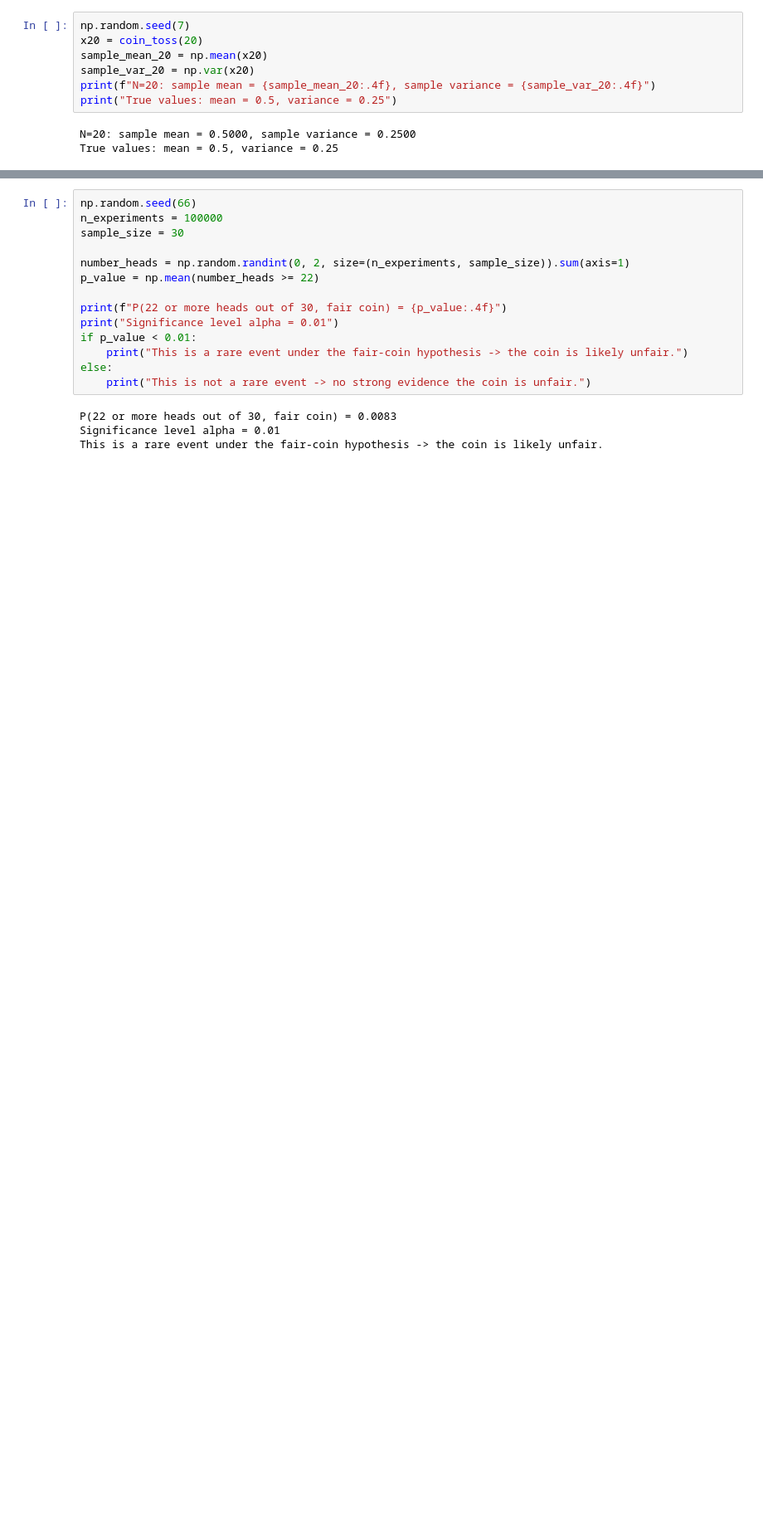
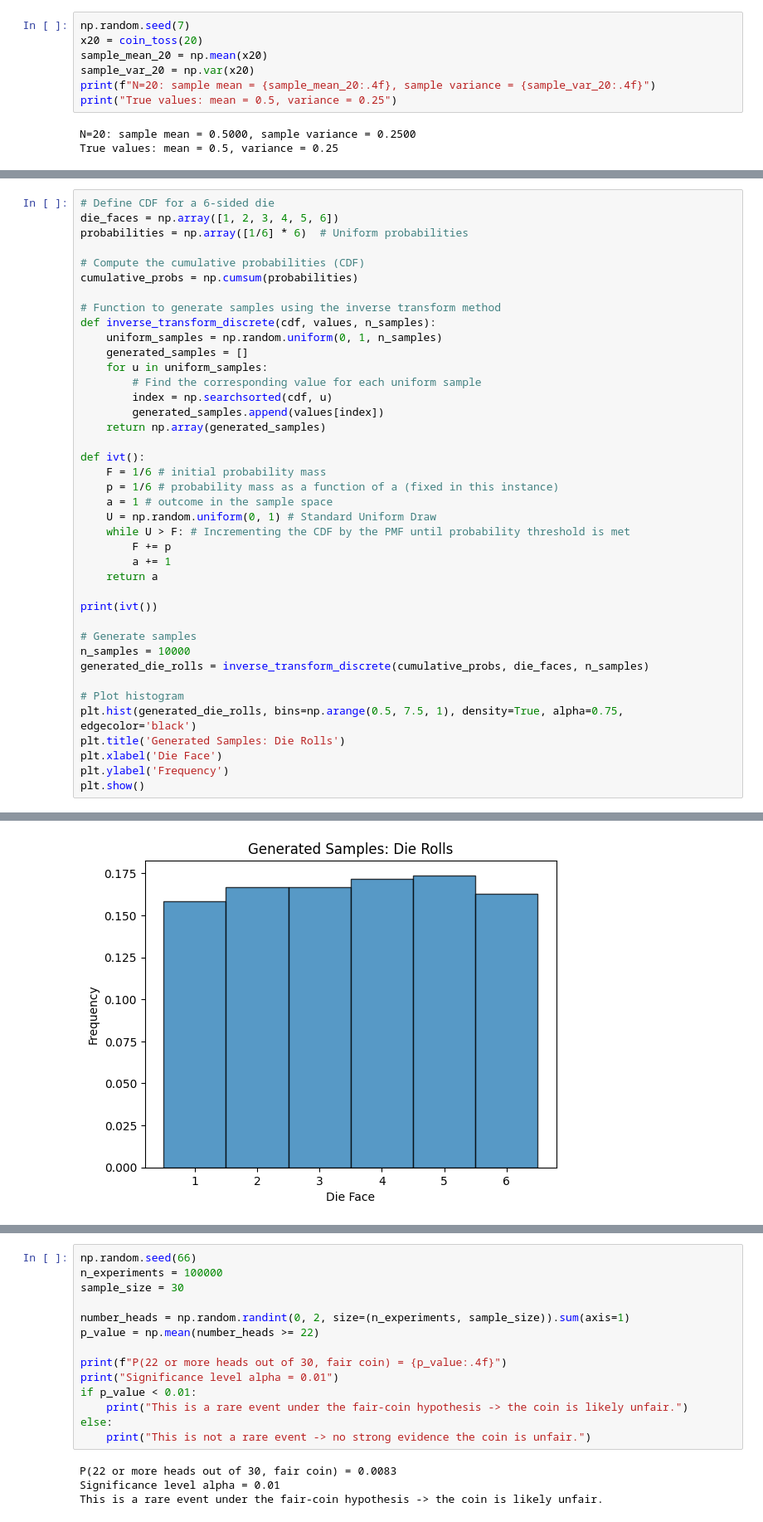
Before and after one commit to DiStocks/Scientific_Computation_2627, a Jupyter notebook: Class2_RandomGeneratorNumbers.ipynb, the cells around one changed output, grey strips where cells are left out. Shown at 83% size. Saved outputs shown, nothing was run; the diff lists cells and outputs as text; blank space fills up the shorter version.

```diff
--- a/Class2_RandomGeneratorNumbers.ipynb
+++ b/Class2_RandomGeneratorNumbers.ipynb
@@ -656,0 +496,41 @@ Empirical SEM at N=2500: 0.0099 (target was 0.01)
+# %%
+# Define CDF for a 6-sided die
+die_faces = np.array([1, 2, 3, 4, 5, 6])
+probabilities = np.array([1/6] * 6)  # Uniform probabilities
+
+# Compute the cumulative probabilities (CDF)
+cumulative_probs = np.cumsum(probabilities)
+
+# Function to generate samples using the inverse transform method
+def inverse_transform_discrete(cdf, values, n_samples):
+    uniform_samples = np.random.uniform(0, 1, n_samples)
+    generated_samples = []
+    for u in uniform_samples:
+        # Find the corresponding value for each uniform sample
+        index = np.searchsorted(cdf, u)
+        generated_samples.append(values[index])
+    return np.array(generated_samples)
+
+def ivt():
+    F = 1/6 # initial probability mass
+    p = 1/6 # probability mass as a function of a (fixed in this instance)
+    a = 1 # outcome in the sample space
+    U = np.random.uniform(0, 1) # Standard Uniform Draw
+    while U > F: # Incrementing the CDF by the PMF until probability threshold is met
+        F += p
+        a += 1
+    return a
+
+print(ivt())
+
+# Generate samples
+n_samples = 10000
+generated_die_rolls = inverse_transform_discrete(cumulative_probs, die_faces, n_samples)
+
+# Plot histogram
+plt.hist(generated_die_rolls, bins=np.arange(0.5, 7.5, 1), density=True, alpha=0.75, edgecolor='black')
+plt.title('Generated Samples: Die Rolls')
+plt.xlabel('Die Face')
+plt.ylabel('Frequency')
+plt.show()
+# %% [output]
@@ -656,0 +538 @@ Empirical SEM at N=2500: 0.0099 (target was 0.01)
+[figure, added]
```
Also changed, not shown: parts of 27 cells of this notebook.
